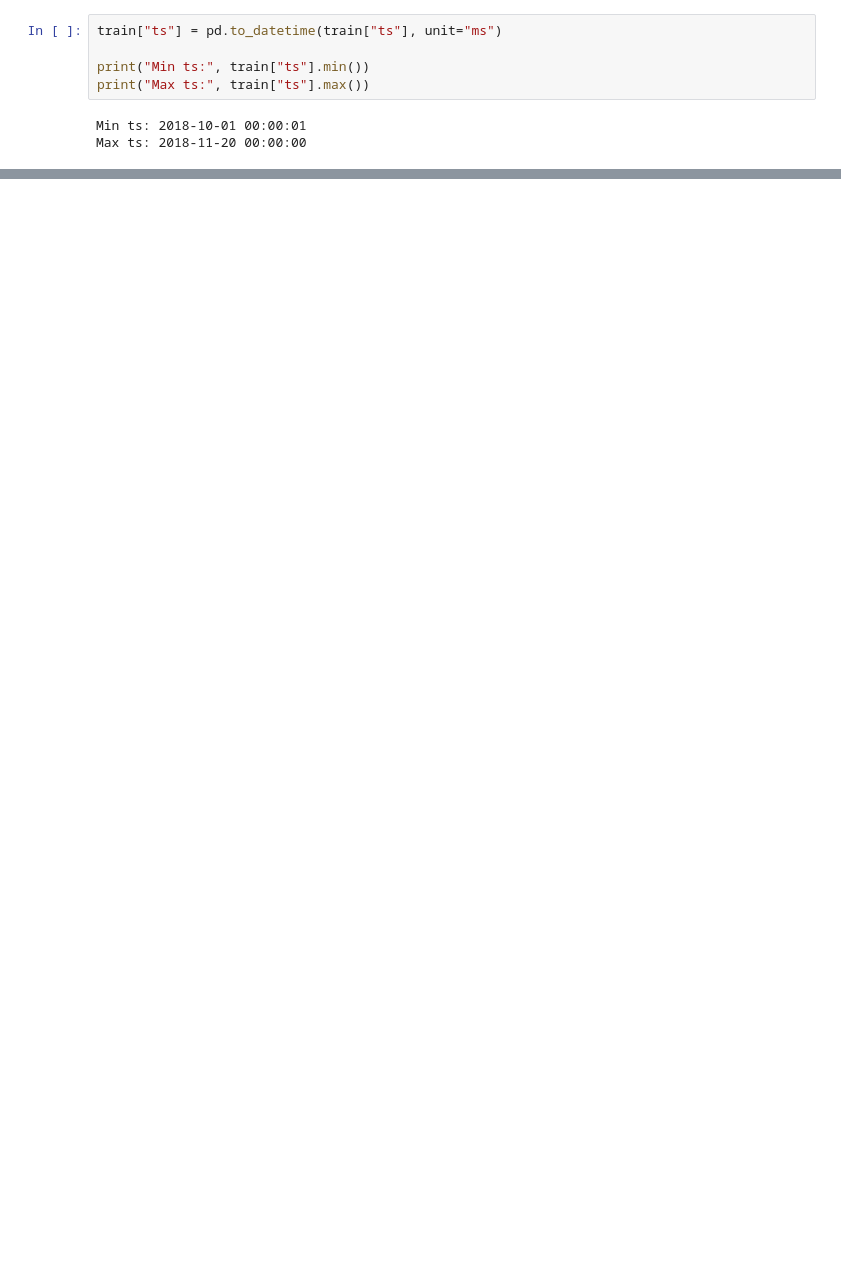
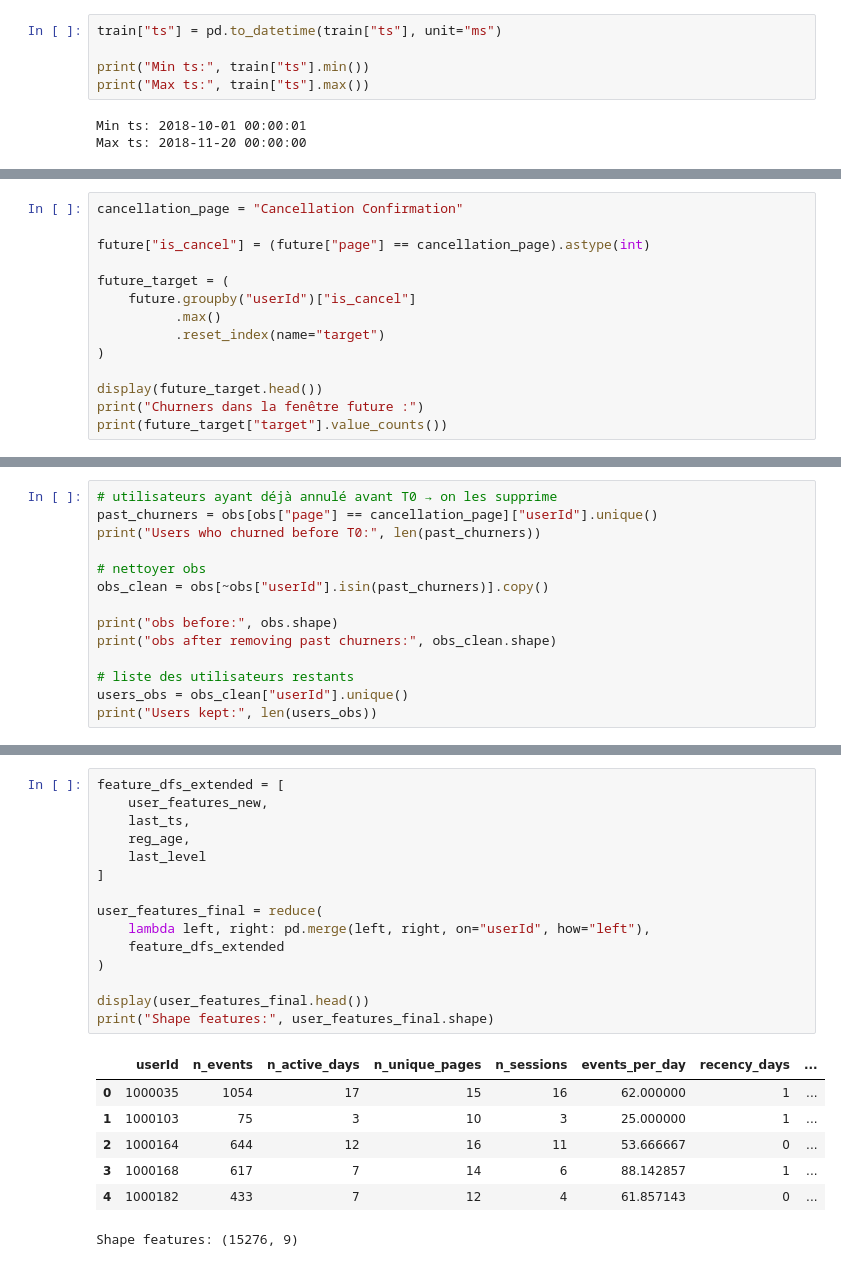
Before and after one commit to blanchemahe/alex-blanche-dsb, a Jupyter notebook: 01_feature_engineering_time_based.ipynb, the cells around one changed output, grey strips where cells are left out. Saved outputs shown, nothing was run; the diff lists cells and outputs as text; blank space fills up the shorter version.

```diff
--- a/01_feature_engineering_time_based.ipynb
+++ b/01_feature_engineering_time_based.ipynb
@@ -25,0 +57,14 @@ Max ts: 2018-11-20 00:00:00
+# %%
+cancellation_page = "Cancellation Confirmation"
+
+future["is_cancel"] = (future["page"] == cancellation_page).astype(int)
+
+future_target = (
+    future.groupby("userId")["is_cancel"]
+          .max()
+          .reset_index(name="target")
+)
+
+display(future_target.head())
+print("Churners dans la fenêtre future :")
+print(future_target["target"].value_counts())
@@ -25,0 +83,14 @@ Max ts: 2018-11-20 00:00:00
+# %%
+# utilisateurs ayant déjà annulé avant T0 → on les supprime
+past_churners = obs[obs["page"] == cancellation_page]["userId"].unique()
+print("Users who churned before T0:", len(past_churners))
+
+# nettoyer obs
+obs_clean = obs[~obs["userId"].isin(past_churners)].copy()
+
+print("obs before:", obs.shape)
+print("obs after removing past churners:", obs_clean.shape)
+
+# liste des utilisateurs restants
+users_obs = obs_clean["userId"].unique()
+print("Users kept:", len(users_obs))
@@ -25,0 +215,23 @@ Max ts: 2018-11-20 00:00:00
+# %%
+feature_dfs_extended = [
+    user_features_new,
+    last_ts,
+    reg_age,
+    last_level
+]
+
+user_features_final = reduce(
+    lambda left, right: pd.merge(left, right, on="userId", how="left"),
+    feature_dfs_extended
+)
+
+display(user_features_final.head())
+print("Shape features:", user_features_final.shape)
+# %% [output]
+|  | userId | n_events | n_active_days | n_unique_pages | n_sessions | events_per_day | recency_days | ... |
+| 0 | 1000035 | 1054 | 17 | 15 | 16 | 62.000000 | 1 | ... |
+| 1 | 1000103 | 75 | 3 | 10 | 3 | 25.000000 | 1 | ... |
+| 2 | 1000164 | 644 | 12 | 16 | 11 | 53.666667 | 0 | ... |
+| 3 | 1000168 | 617 | 7 | 14 | 6 | 88.142857 | 1 | ... |
+| 4 | 1000182 | 433 | 7 | 12 | 4 | 61.857143 | 0 | ... |
+Shape features: (15276, 9)
```
Also changed, not shown: parts of 10 cells of this notebook, 8 other files.
